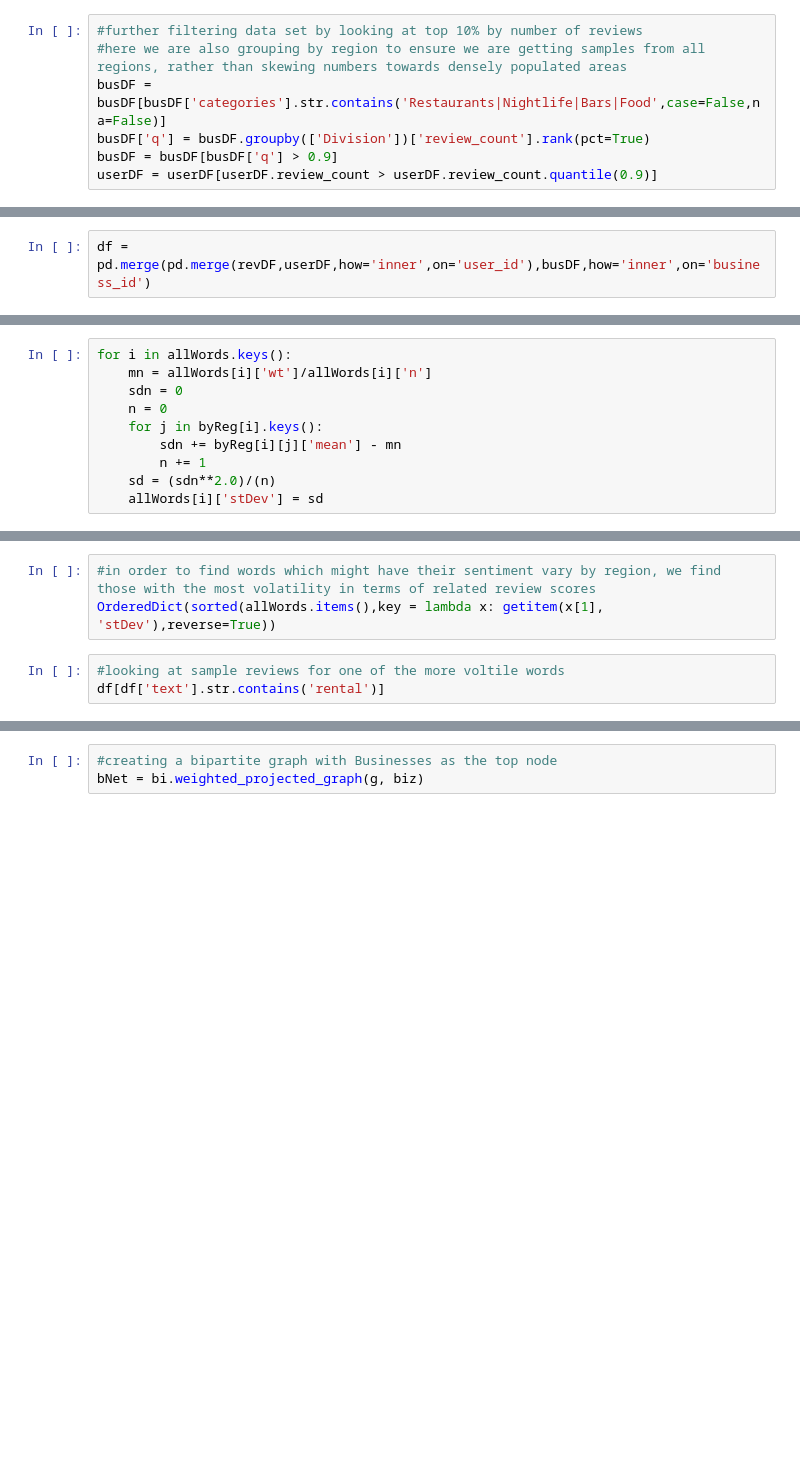
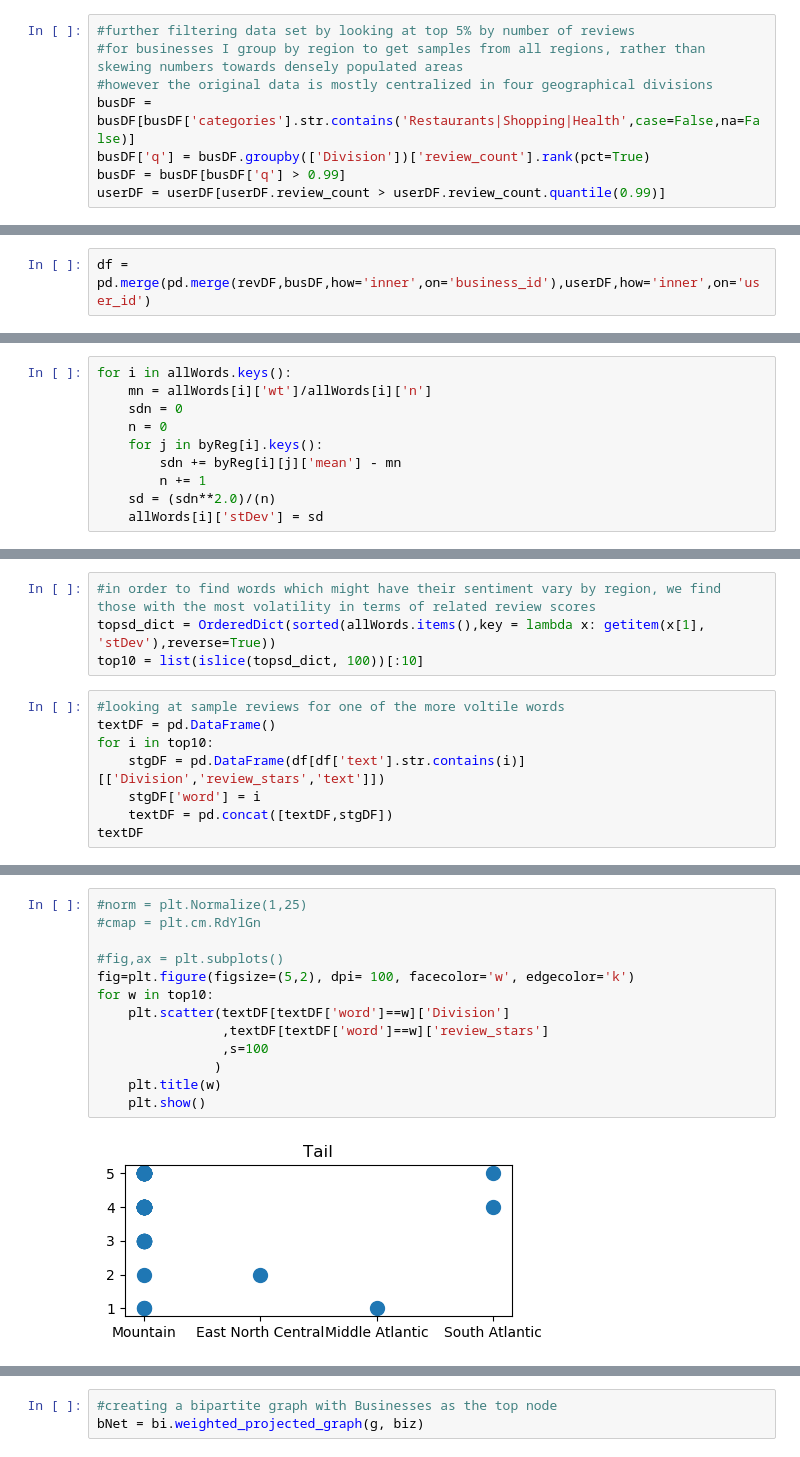
Before and after one commit to SamCD/DATA620, a Jupyter notebook: FinalProject.ipynb, the cells around one changed output, grey strips where cells are left out. Cells and saved outputs as stored; diff of their text form; blank space fills up the shorter version.

```diff
--- a/FinalProject.ipynb
+++ b/FinalProject.ipynb
@@ -100,10 +144,11 @@ catDF.categories.value_counts()
 # %%
-#further filtering data set by looking at top 10% by number of reviews
-#here we are also grouping by region to ensure we are getting samples from all regions, rather than skewing numbers towards densely populated areas
-busDF = busDF[busDF['categories'].str.contains('Restaurants|Nightlife|Bars|Food',case=False,na=False)]
+#further filtering data set by looking at top 5% by number of reviews
+#for businesses I group by region to get samples from all regions, rather than skewing numbers towards densely populated areas
+#however the original data is mostly centralized in four geographical divisions
+busDF = busDF[busDF['categories'].str.contains('Restaurants|Shopping|Health',case=False,na=False)]
 busDF['q'] = busDF.groupby(['Division'])['review_count'].rank(pct=True)
-busDF = busDF[busDF['q'] > 0.9]
-userDF = userDF[userDF.review_count > userDF.review_count.quantile(0.9)]
+busDF = busDF[busDF['q'] > 0.99]
+userDF = userDF[userDF.review_count > userDF.review_count.quantile(0.99)]
 # %%
 #in our filtered data set, we still see skewed numbers by state
 #this is a function of the data set
@@ -114,5 +173,5 @@ busDF.groupby('state').count()['business_id']
 # %%
-df = pd.merge(pd.merge(revDF,userDF,how='inner',on='user_id'),busDF,how='inner',on='business_id')
+df = pd.merge(pd.merge(revDF,busDF,how='inner',on='business_id'),userDF,how='inner',on='user_id')
 # %%
 df = df[
     ['user_id'
@@ -191,6 +306,12 @@ allWords
 # %%
 #in order to find words which might have their sentiment vary by region, we find those with the most volatility in terms of related review scores
-OrderedDict(sorted(allWords.items(),key = lambda x: getitem(x[1], 'stDev'),reverse=True))
+topsd_dict = OrderedDict(sorted(allWords.items(),key = lambda x: getitem(x[1], 'stDev'),reverse=True))
+top10 = list(islice(topsd_dict, 100))[:10]
 # %%
 #looking at sample reviews for one of the more voltile words
-df[df['text'].str.contains('rental')]
+textDF = pd.DataFrame()
+for i in top10:
+    stgDF = pd.DataFrame(df[df['text'].str.contains(i)][['Division','review_stars','text']])
+    stgDF['word'] = i
+    textDF = pd.concat([textDF,stgDF])
+textDF
@@ -196,0 +332,15 @@ df[df['text'].str.contains('rental')]
+# %%
+#norm = plt.Normalize(1,25)
+#cmap = plt.cm.RdYlGn
+
+#fig,ax = plt.subplots()
+fig=plt.figure(figsize=(5,2), dpi= 100, facecolor='w', edgecolor='k')
+for w in top10:
+    plt.scatter(textDF[textDF['word']==w]['Division']
+                ,textDF[textDF['word']==w]['review_stars']
+                ,s=100
+               )
+    plt.title(w)
+    plt.show()
+# %% [output]
+[figure, added]
```
Also changed, not shown: parts of 26 cells of this notebook.
